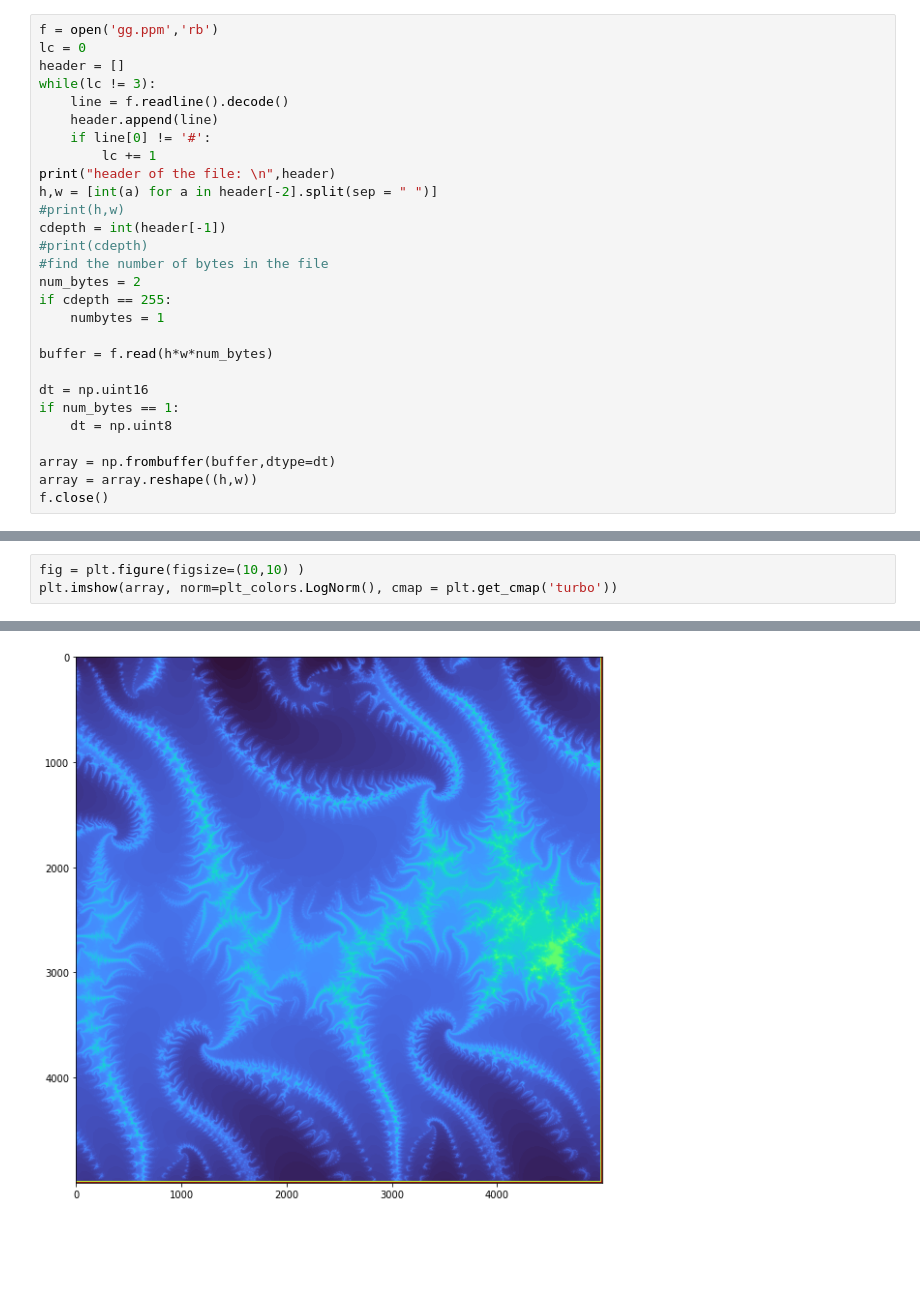
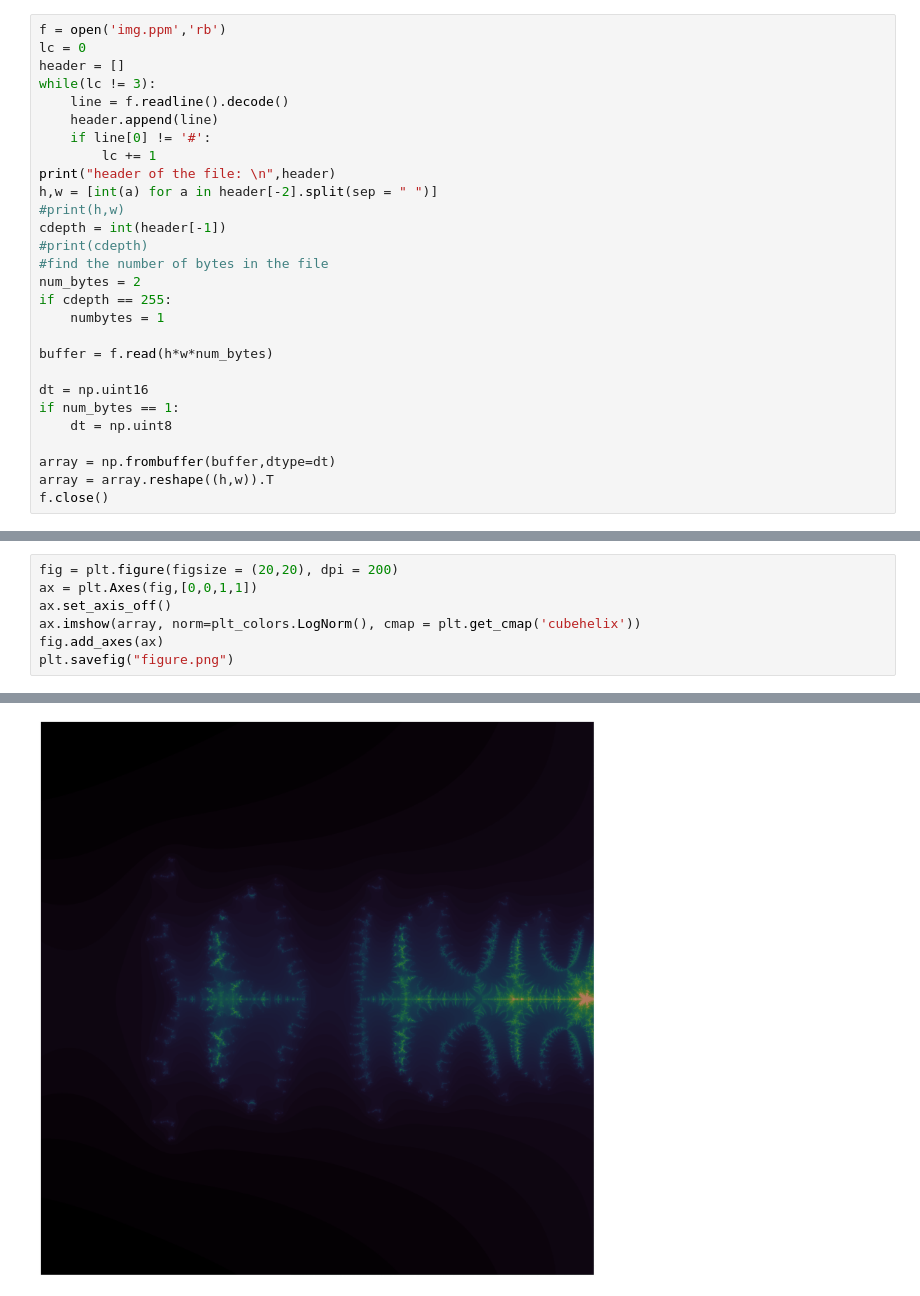
Before and after one commit to lykos273998/cuda_exp, a Jupyter notebook: cudaMandelbrot/make_img.ipynb, the cells around one changed output, grey strips where cells are left out. Saved outputs shown, nothing was run; the diff lists cells and outputs as text; blank space fills up the shorter version.

```diff
--- a/cudaMandelbrot/make_img.ipynb
+++ b/cudaMandelbrot/make_img.ipynb
@@ -4,6 +4,6 @@ import matplotlib.colors as plt.colors
 import numpy as np
 # %%
-f = open('gg.ppm','rb')
+f = open('img.ppm','rb')
 lc = 0
 header = []
 while(lc != 3):
@@ -28,7 +28,7 @@ if num_bytes == 1:
     dt = np.uint8
 
 array = np.frombuffer(buffer,dtype=dt)
-array = array.reshape((h,w))
+array = array.reshape((h,w)).T
 f.close()
 # %% [output]
 header of the file:
@@ -36,4 +36,8 @@ header of the file:
 # %%
-fig = plt.figure(figsize=(10,10) )
-plt.imshow(array, norm=plt_colors.LogNorm(), cmap = plt.get_cmap('turbo'))
+fig = plt.figure(figsize = (20,20), dpi = 200)
+ax = plt.Axes(fig,[0,0,1,1])
+ax.set_axis_off()
+ax.imshow(array, norm=plt_colors.LogNorm(), cmap = plt.get_cmap('cubehelix'))
+fig.add_axes(ax)
+plt.savefig("figure.png")
 # %% [output]
@@ -41 +44 @@ plt.imshow(array, norm=plt_colors.LogNorm(), cmap = plt.get_cmap('turbo'))
-[figure, old version]
+[figure, new version]
```
Also changed, not shown: parts of 4 cells of this notebook, 4 other files.
